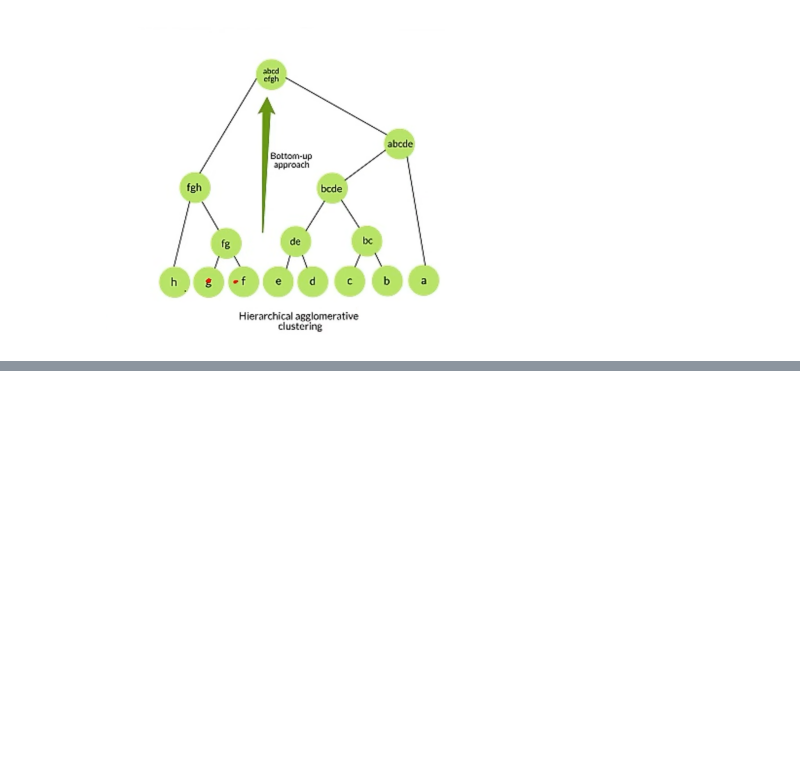
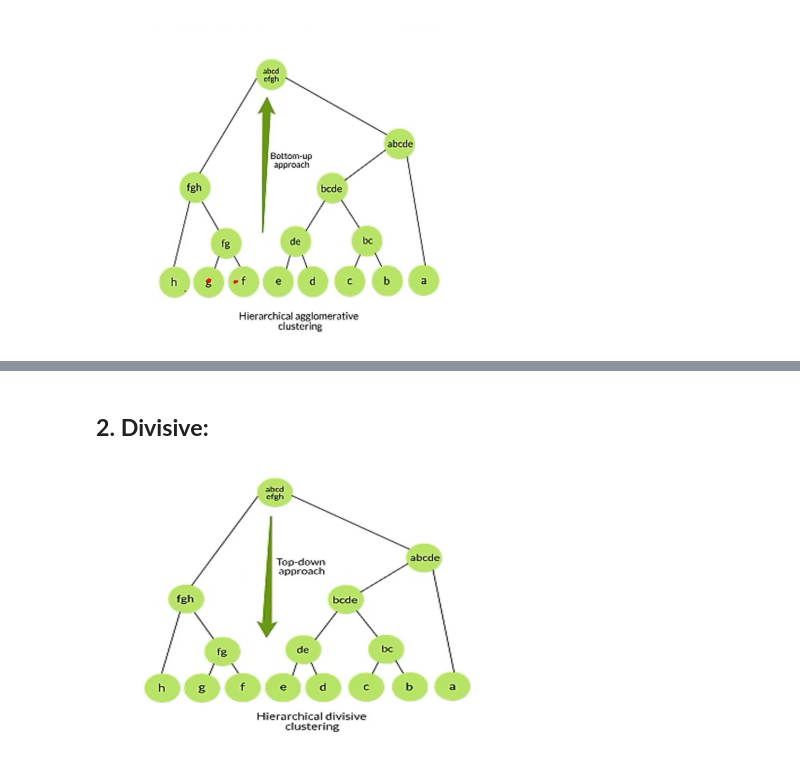
Before and after one commit to lukhi-laksh/Machine-Learning, a Jupyter notebook: Unsupervised Learning/Clustering.ipynb, the cells around one changed output, grey strips where cells are left out. Cells and saved outputs as stored; diff of their text form; code cells hidden in the pictures; blank space fills up the shorter version.

```diff
--- a/Unsupervised Learning/Clustering.ipynb
+++ b/Unsupervised Learning/Clustering.ipynb
@@ -145,0 +156,10 @@ plt.show()
+# %% [markdown]
+## **2. Divisive:**
+# %%
+plt.figure(figsize=(5, 4))
+img = mpimg.imread('Image/Divisive.png')
+plt.imshow(img)
+plt.axis('off')
+plt.show()
+# %% [output]
+[figure, added]
```
Also changed, not shown: parts of 6 cells of this notebook, 3 other files.
